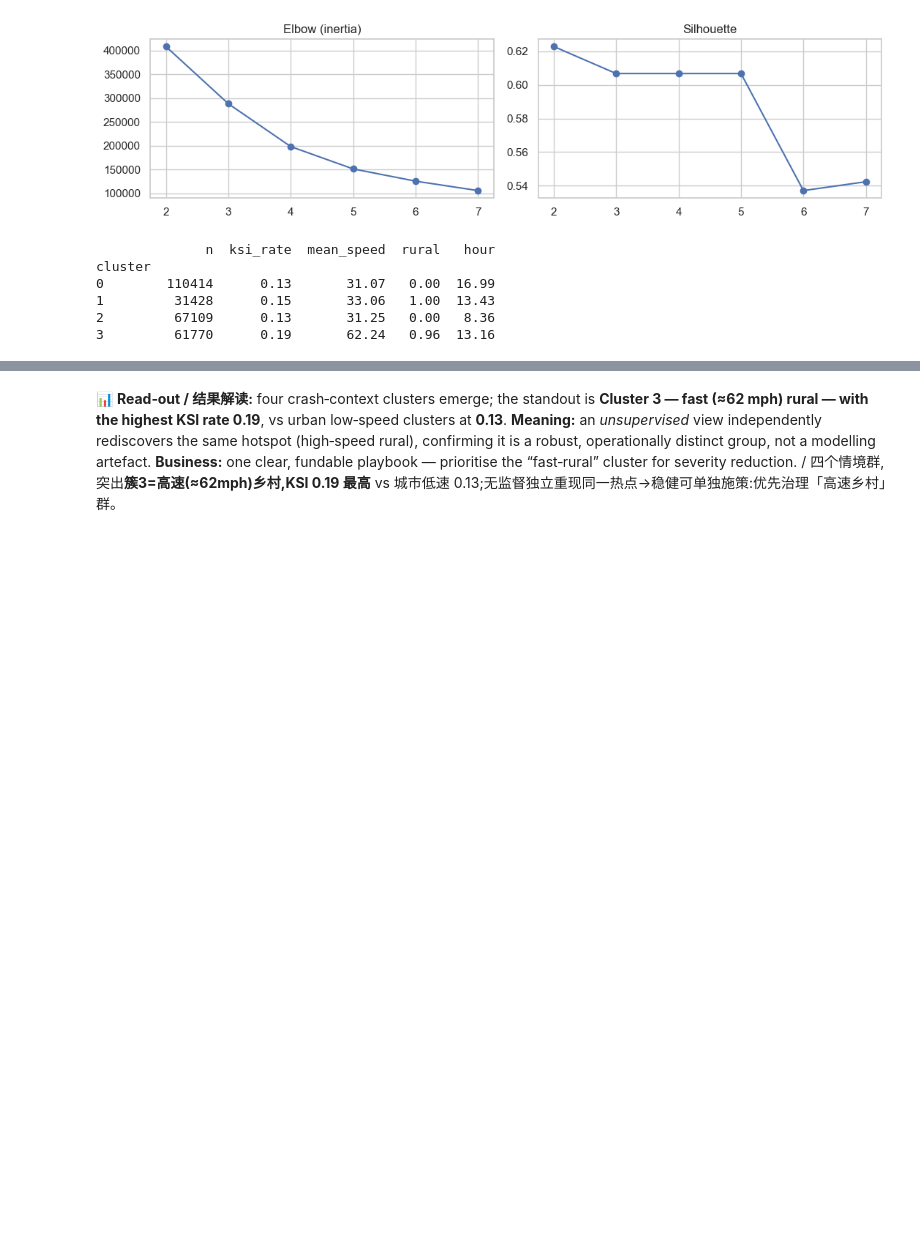
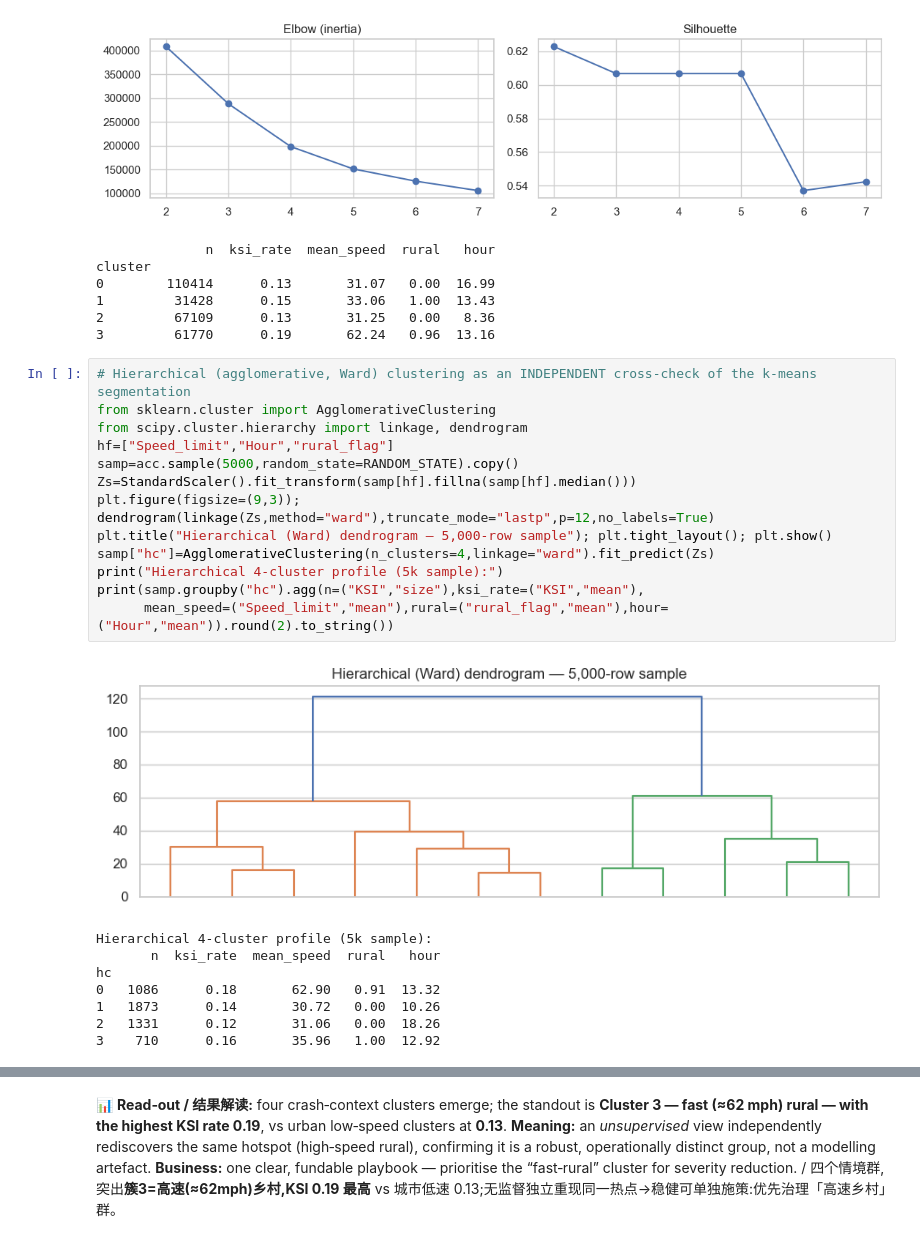
Before and after one commit to XilaiWang/DAAI-road-safety-ksi-analysis, a Jupyter notebook: road_safety_severity_analysis.ipynb, the cells around one changed output, grey strips where cells are left out. Saved outputs shown, nothing was run; the diff lists cells and outputs as text; blank space fills up the shorter version.

```diff
--- a/road_safety_severity_analysis.ipynb
+++ b/road_safety_severity_analysis.ipynb
@@ -456,3 +473,25 @@ cluster
 1         31428      0.15       33.06   1.00  13.43
 2         67109      0.13       31.25   0.00   8.36
 3         61770      0.19       62.24   0.96  13.16
+# %%
+# Hierarchical (agglomerative, Ward) clustering as an INDEPENDENT cross-check of the k-means segmentation
+from sklearn.cluster import AgglomerativeClustering
+from scipy.cluster.hierarchy import linkage, dendrogram
+hf=["Speed_limit","Hour","rural_flag"]
+samp=acc.sample(5000,random_state=RANDOM_STATE).copy()
+Zs=StandardScaler().fit_transform(samp[hf].fillna(samp[hf].median()))
+plt.figure(figsize=(9,3)); dendrogram(linkage(Zs,method="ward"),truncate_mode="lastp",p=12,no_labels=True)
+plt.title("Hierarchical (Ward) dendrogram — 5,000-row sample"); plt.tight_layout(); plt.show()
+samp["hc"]=AgglomerativeClustering(n_clusters=4,linkage="ward").fit_predict(Zs)
+print("Hierarchical 4-cluster profile (5k sample):")
+print(samp.groupby("hc").agg(n=("KSI","size"),ksi_rate=("KSI","mean"),
+      mean_speed=("Speed_limit","mean"),rural=("rural_flag","mean"),hour=("Hour","mean")).round(2).to_string())
+# %% [output]
+[figure, added]
+Hierarchical 4-cluster profile (5k sample):
+       n  ksi_rate  mean_speed  rural   hour
+hc
+0   1086      0.18       62.90   0.91  13.32
+1   1873      0.14       30.72   0.00  10.26
+2   1331      0.12       31.06   0.00  18.26
+3    710      0.16       35.96   1.00  12.92
```
Also changed, not shown: parts of 7 cells of this notebook.
